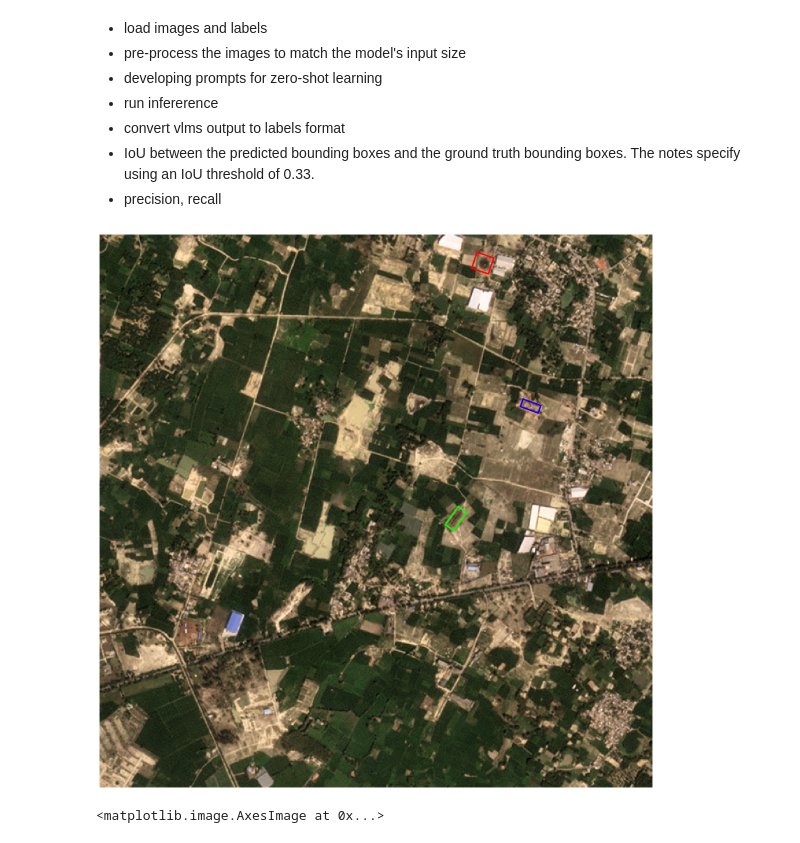
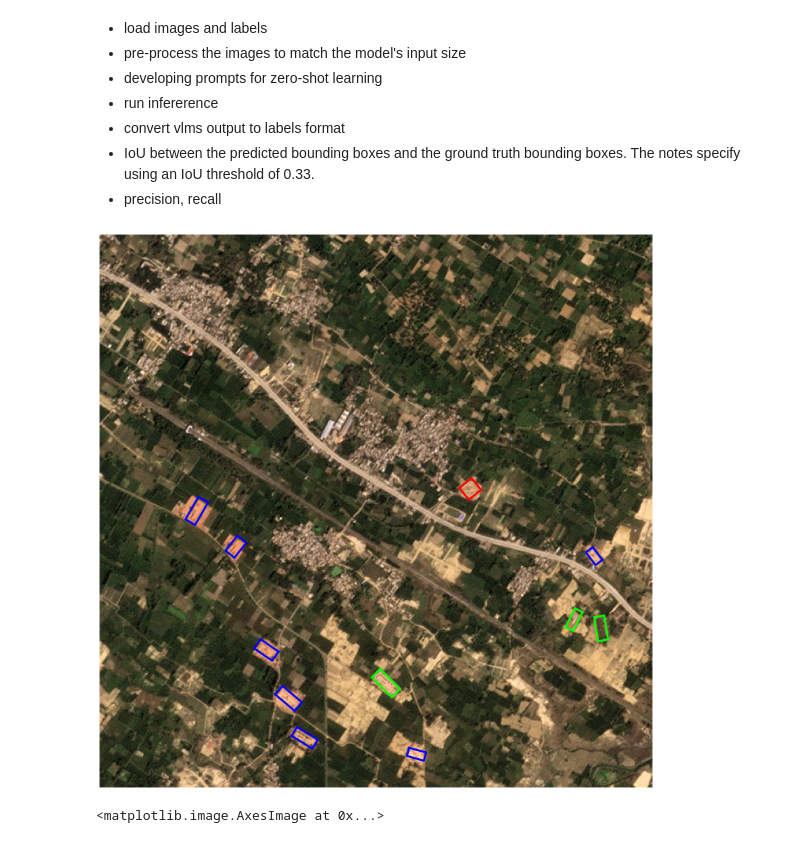
Before and after one commit to devansh-lodha/vlm-domain-adapt-kilns, a Jupyter notebook: qwen_lucknow_airshed.ipynb, the cells around one changed output. Drawn from its saved outputs; the diff is of its cells as text; code cells hidden in the pictures.

Commit message:
add nice image

```diff
--- a/qwen_lucknow_airshed.ipynb
+++ b/qwen_lucknow_airshed.ipynb
@@ -210,7 +210,7 @@ def visualize_data(image_tensor, label_tensor):
         color = class_colors.get(class_index)  # Default to random color if not found
 
         # Create a polygon patch and add it to the plot
-        polygon = patches.Polygon(points, closed=True, linewidth=3, edgecolor=color, facecolor='none')
+        polygon = patches.Polygon(points, closed=True, linewidth=4, edgecolor=color, facecolor='none')
         ax.add_patch(polygon)
 
     # Show the plot
@@ -218,12 +218,12 @@ def visualize_data(image_tensor, label_tensor):
 # %%
 with open("data/lucknow_airshed/metadata.geojson") as f:
         metadata = geojson.load(f)
-image_tensor,label_tensor, image_metadata = load_image_and_label("data/lucknow_airshed/images/9010399_3082855.tif",
-                                                                  "data/lucknow_airshed/labels/9010399_3082855.txt",
+image_tensor,label_tensor, image_metadata = load_image_and_label("data/lucknow_airshed/images/9035164_3091111.tif",
+                                                                  "data/lucknow_airshed/labels/9035164_3091111.txt",
                                                                   metadata)
 visualize_data(image_tensor, label_tensor)
 # %% [output]
-[figure, old version]
+[figure, new version]
 # %%
 plt.imshow((image_tensor/255).permute(1, 2, 0).cpu().numpy())
 # %% [output]
```
Also changed, not shown: parts of 2 cells of this notebook, 1 other file.
